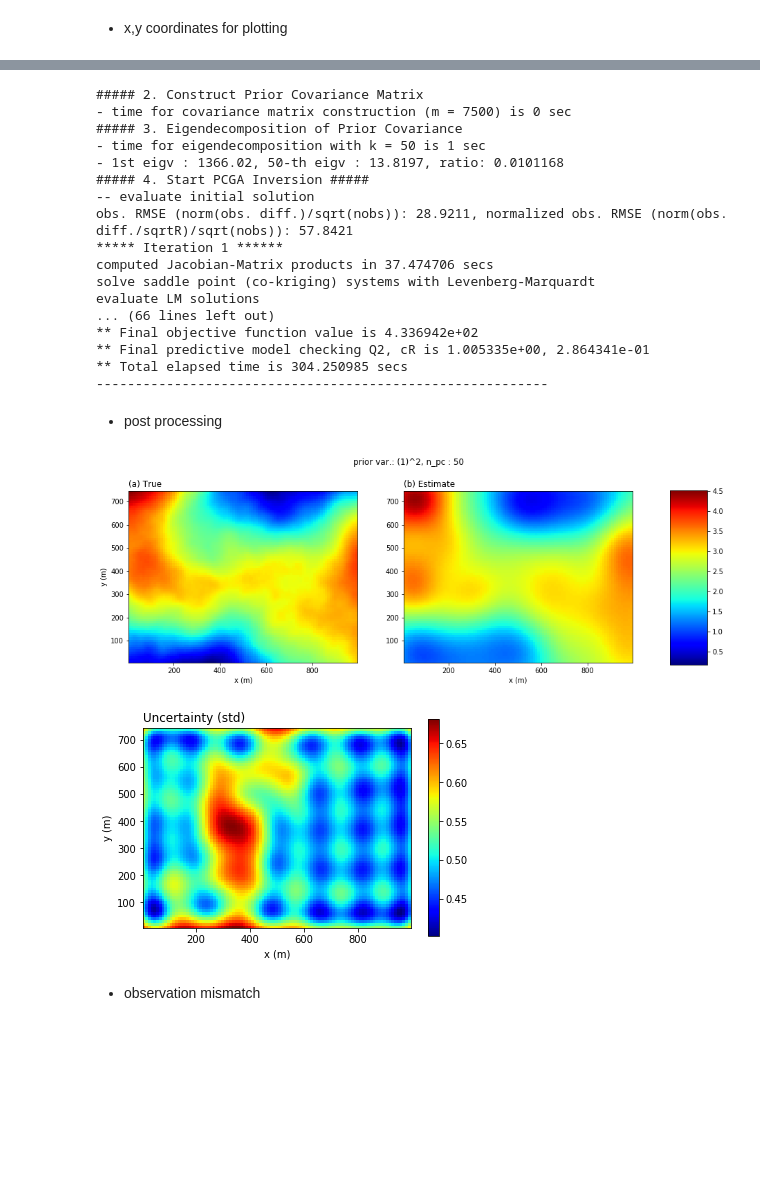
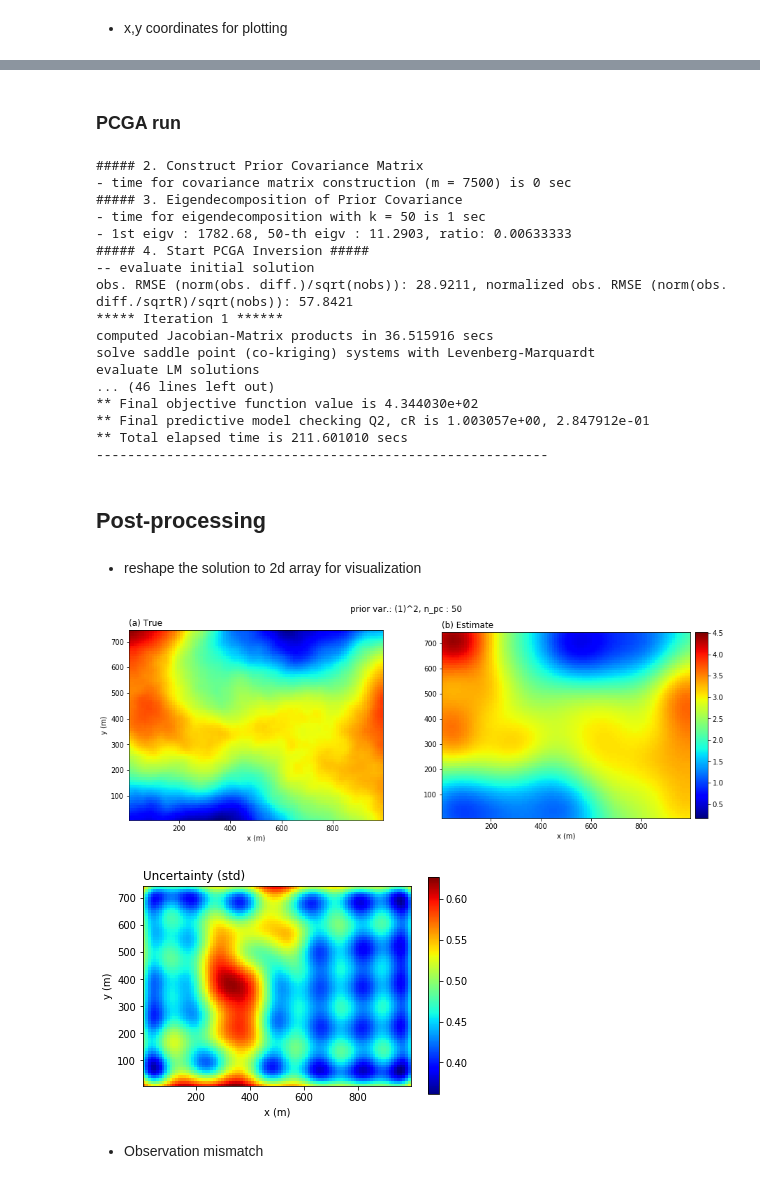
Before and after one commit to jonghyunharrylee/pyPCGA, a Jupyter notebook: examples/modflow_flopy/inversion_modflow.ipynb, the cells around one changed output, grey strips where cells are left out. Saved outputs shown, nothing was run; the diff lists cells and outputs as text; code cells hidden in the pictures; blank space fills up the shorter version.

```diff
--- a/examples/modflow_flopy/inversion_modflow.ipynb
+++ b/examples/modflow_flopy/inversion_modflow.ipynb
@@ -26,0 +70,5 @@ xmax = np.array([Lx - dx[0] / 2., Ly - dx[1] / 2., Lz - dx[2] / 2.])
+# %%
+prior_std = 1.0
+prior_cov_scale = np.array([250., 250., 1.])
+
+def kernel(r): return (prior_std ** 2) * np.exp(-r)
@@ -60,6 +120 @@ for Q_loc in zip(Q_locs_idx[0], Q_locs_idx[1], Q_locs_idx[2]):
-# %%
-prior_std = 1.0
-prior_cov_scale = np.array([200., 200., 1.])
-
-def kernel(r): return (prior_std ** 2) * np.exp(-r)
 # %% [markdown]
@@ -132,6 +194,8 @@ prob = PCGA(forward_model, s_init, pts, params, s_true, obs)
    Levenberg-Marquardt                           : True
    Line search                                   : True
 -----------------------------------------------------------
+# %% [markdown]
+### PCGA run
 # %%
 s_hat, simul_obs, post_diagv, iter_best = prob.Run()
 # %% [output]
@@ -139,21 +203,23 @@ s_hat, simul_obs, post_diagv, iter_best = prob.Run()
 - time for covariance matrix construction (m = 7500) is 0 sec
 ##### 3. Eigendecomposition of Prior Covariance
 - time for eigendecomposition with k = 50 is 1 sec
-- 1st eigv : 1366.02, 50-th eigv : 13.8197, ratio: 0.0101168
+- 1st eigv : 1782.68, 50-th eigv : 11.2903, ratio: 0.00633333
 ##### 4. Start PCGA Inversion #####
 -- evaluate initial solution
 obs. RMSE (norm(obs. diff.)/sqrt(nobs)): 28.9211, normalized obs. RMSE (norm(obs. diff./sqrtR)/sqrt(nobs)): 57.8421
 ***** Iteration 1 ******
-computed Jacobian-Matrix products in 37.474706 secs
+computed Jacobian-Matrix products in 36.515916 secs
 solve saddle point (co-kriging) systems with Levenberg-Marquardt
 evaluate LM solutions
-... (66 lines left out)
-** Final objective function value is 4.336942e+02
-** Final predictive model checking Q2, cR is 1.005335e+00, 2.864341e-01
-** Total elapsed time is 304.250985 secs
+... (46 lines left out)
+** Final objective function value is 4.344030e+02
+** Final predictive model checking Q2, cR is 1.003057e+00, 2.847912e-01
+** Total elapsed time is 211.601010 secs
 ----------------------------------------------------------
 # %% [markdown]
-- post processing
+## Post-processing
+# %% [markdown]
+- reshape the solution to 2d array for visualization
 # %%
 s_hat3d = s_hat.reshape(nlay, nrow, ncol)
 s_hat2d = s_hat3d[0,:,:]
@@ -170,25 +236,25 @@ maxv = s_true.max()
 # %%
 fig, axes = plt.subplots(1, 2, figsize=(15, 5))
 plt.suptitle('prior var.: (%g)^2, n_pc : %d' % (prior_std, params['n_pc']))
-im = axes[0].pcolormesh(XX,YY,s_true2d, vmin=minv, vmax=maxv, cmap=plt.get_cmap('jet'))
+im0 = axes[0].pcolormesh(XX,YY,s_true2d, vmin=minv, vmax=maxv, cmap=plt.get_cmap('jet'))
 axes[0].set_title('(a) True', loc='left')
 axes[0].set_aspect('equal')
 axes[0].set_xlabel('x (m)')
 axes[0].set_ylabel('y (m)')
 axes[0].axis([XX.min(), XX.max(), YY.min(), YY.max()])
-axes[1].pcolormesh(XX, YY, s_hat2d, vmin=minv, vmax=maxv, cmap=plt.get_cmap('jet'))
+im1 = axes[1].pcolormesh(XX, YY, s_hat2d, vmin=minv, vmax=maxv, cmap=plt.get_cmap('jet'))
 axes[1].set_title('(b) Estimate', loc='left')
 axes[1].set_xlabel('x (m)')
 axes[1].set_aspect('equal')
 axes[1].axis([XX.min(), XX.max(), YY.min(), YY.max()])
 
-fig.subplots_adjust(right=0.8)
-cbar_ax = fig.add_axes([0.85, 0.15, 0.05, 0.7])
-fig.colorbar(im, cax=cbar_ax)
+from mpl_toolkits.axes_grid1 import make_axes_locatable
+divider = make_axes_locatable(axes[1])
+cbar_ax = divider.append_axes("right", size="5%", pad=0.1)
+fig.colorbar(im1, cax=cbar_ax)
 plt.show()
-plt.close(fig)
 # %% [output]
-[figure, old version]
+[figure, new version]
 # %%
 fig = plt.figure()
 im = plt.pcolormesh(XX,YY,post_std2d, cmap=plt.get_cmap('jet'))
@@ -199,11 +265,10 @@ plt.ylabel('y (m)')
 plt.gca().set_aspect('equal', adjustable='box')
 fig.colorbar(im)
 plt.show()
-plt.close(fig)
 # %% [output]
-[figure, old version]
+[figure, new version]
 # %% [markdown]
-- observation mismatch
+- Observation mismatch
 # %%
 nobs = prob.obs.shape[0]
 fig = plt.figure()
```
Also changed, not shown: parts of 37 cells of this notebook.
